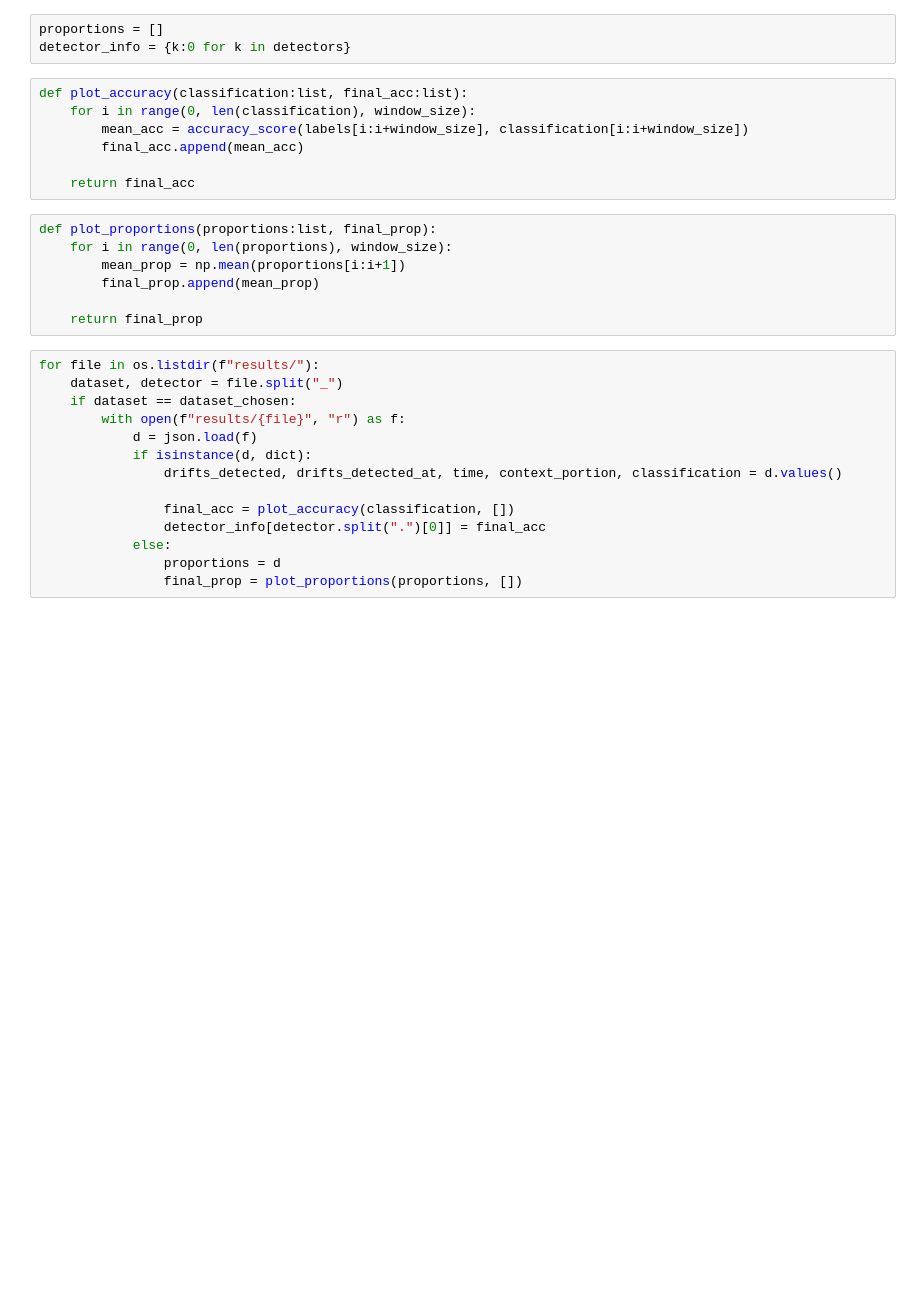
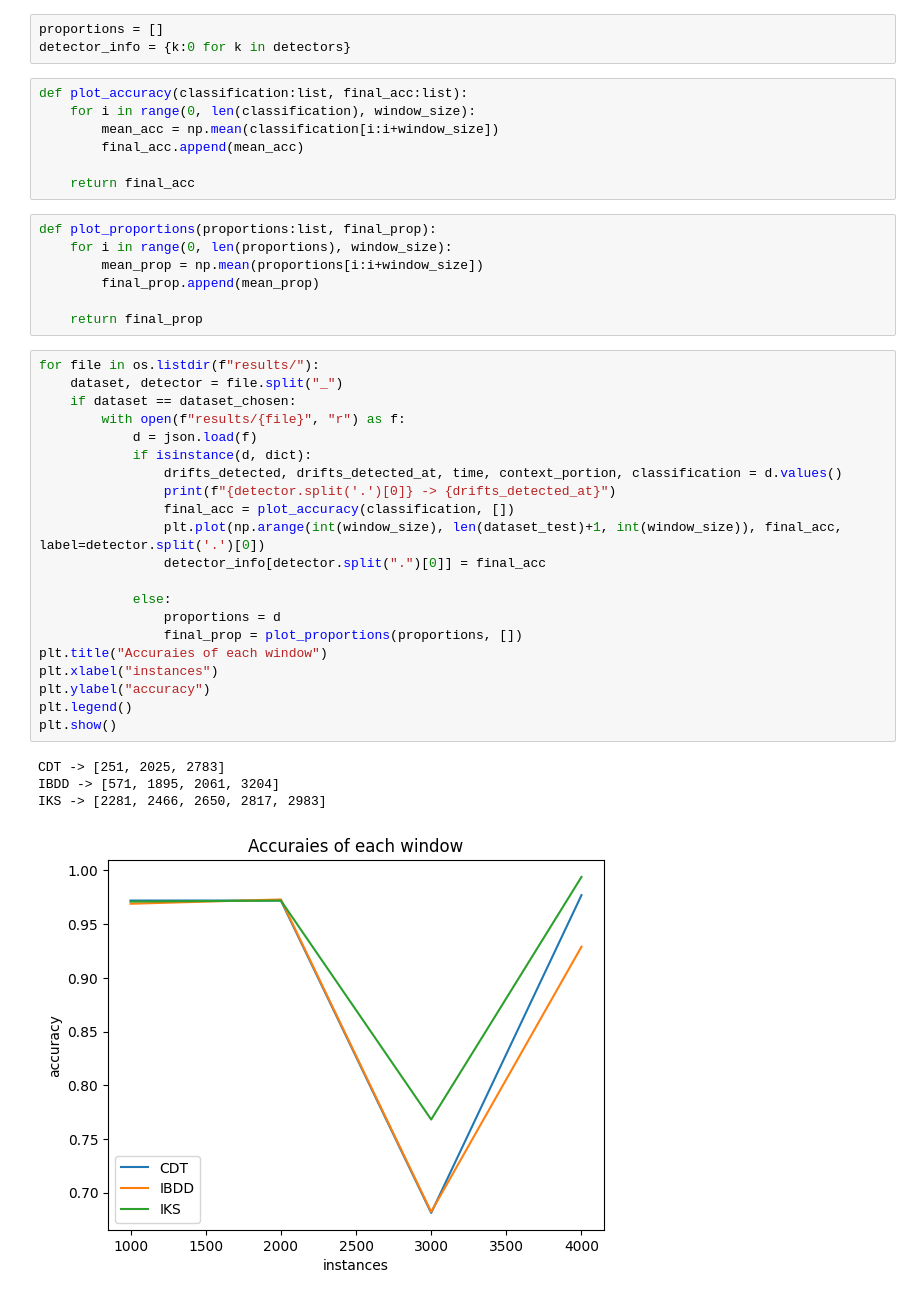
Before and after one commit to luizfernandolj/CDT, a Jupyter notebook: analysis.ipynb, the cells around one changed output. Cells and saved outputs as stored; diff of their text form; blank space fills up the shorter version.

```diff
--- a/analysis.ipynb
+++ b/analysis.ipynb
@@ -19,28 +18,40 @@ detector_info = {k:0 for k in detectors}
 # %%
 def plot_accuracy(classification:list, final_acc:list):
     for i in range(0, len(classification), window_size):
-        mean_acc = accuracy_score(labels[i:i+window_size], classification[i:i+window_size])
+        mean_acc = np.mean(classification[i:i+window_size])
         final_acc.append(mean_acc)
 
     return final_acc
 # %%
 def plot_proportions(proportions:list, final_prop):
     for i in range(0, len(proportions), window_size):
-        mean_prop = np.mean(proportions[i:i+1])
+        mean_prop = np.mean(proportions[i:i+window_size])
         final_prop.append(mean_prop)
 
     return final_prop
 # %%
 for file in os.listdir(f"results/"):
     dataset, detector = file.split("_")
     if dataset == dataset_chosen:
         with open(f"results/{file}", "r") as f:
             d = json.load(f)
             if isinstance(d, dict):
                 drifts_detected, drifts_detected_at, time, context_portion, classification = d.values()
+                print(f"{detector.split('.')[0]} -> {drifts_detected_at}")
+                final_acc = plot_accuracy(classification, [])
+                plt.plot(np.arange(int(window_size), len(dataset_test)+1, int(window_size)), final_acc, label=detector.split('.')[0])
+                detector_info[detector.split(".")[0]] = final_acc
 
-                final_acc = plot_accuracy(classification, [])
-                detector_info[detector.split(".")[0]] = final_acc
             else:
                 proportions = d
                 final_prop = plot_proportions(proportions, [])
+plt.title("Accuraies of each window")
+plt.xlabel("instances")
+plt.ylabel("accuracy")
+plt.legend()
+plt.show()
+# %% [output]
+CDT -> [251, 2025, 2783]
+IBDD -> [571, 1895, 2061, 3204]
+IKS -> [2281, 2466, 2650, 2817, 2983]
+[figure, added]
```
Also changed, not shown: parts of 4 cells of this notebook, 8 other files.
